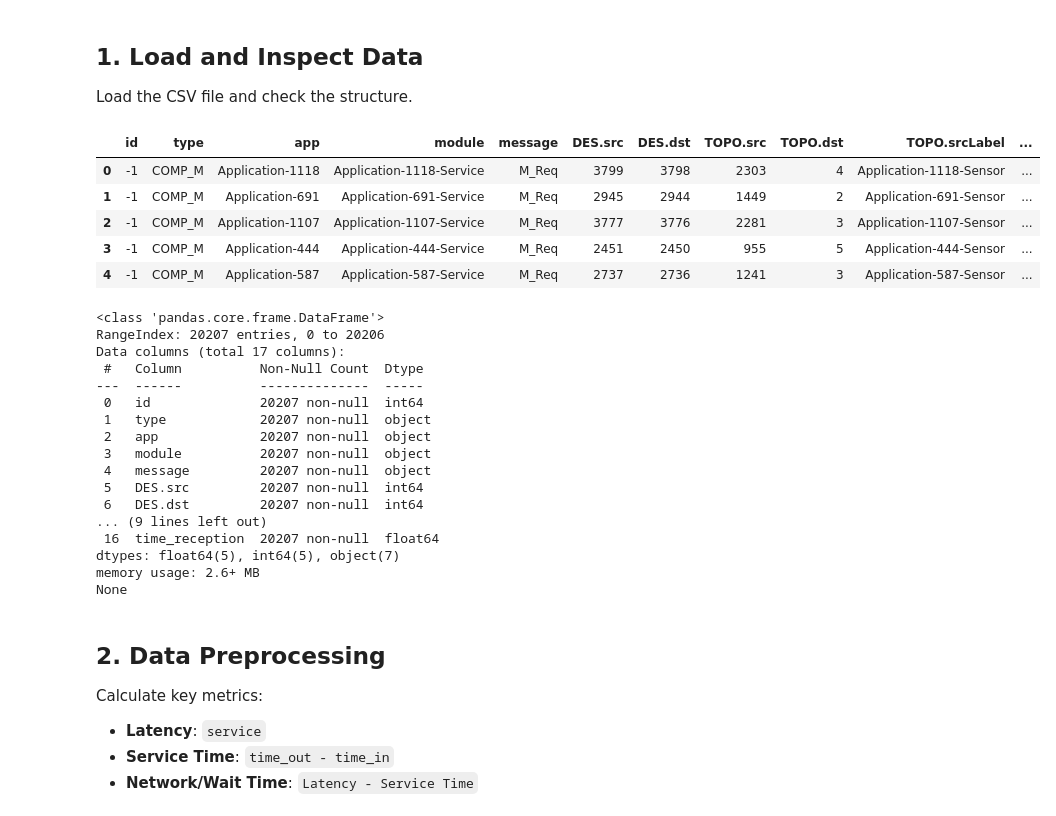
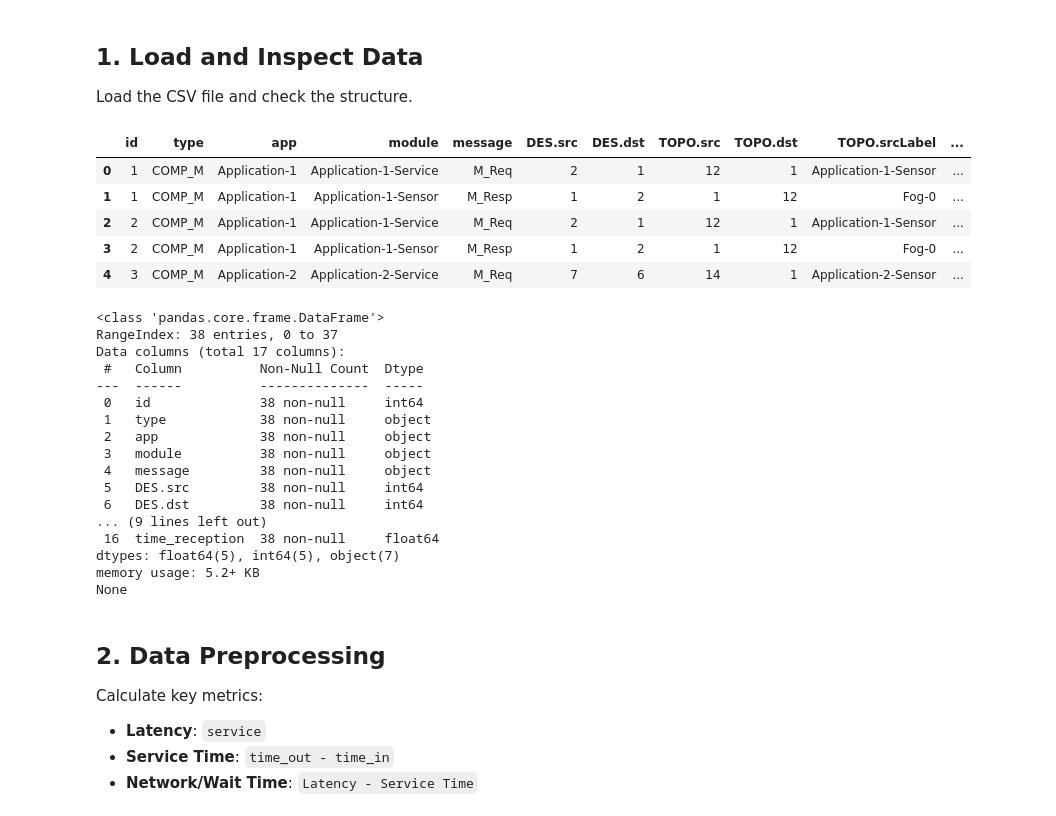
Before and after one commit to felipedumer/YAFS_custom, a Jupyter notebook: algoritmo_felipe/analysis_sim_trace.ipynb, the cells around one changed output. Cells and saved outputs as stored; diff of their text form; code cells hidden in the pictures.

```diff
--- a/algoritmo_felipe/analysis_sim_trace.ipynb
+++ b/algoritmo_felipe/analysis_sim_trace.ipynb
@@ -21,37 +21,37 @@ Load the CSV file and check the structure.
 # %%
 # Load the dataset
 # Update to the specific results file generated by the tutorial
-file_path = 'resultados/5-roundRobin-sim_trace.csv'
+file_path = 'resultados/fog2-middle8-end31-latency-sim_trace.csv'
 df = pd.read_csv(file_path)
 
 # Display first rows
 display(df.head())
 
 # Check info
 print(df.info())
 # %% [output]
 |  | id | type | app | module | message | DES.src | DES.dst | TOPO.src | TOPO.dst | TOPO.srcLabel | ... |
-| 0 | -1 | COMP_M | Application-1118 | Application-1118-Service | M_Req | 3799 | 3798 | 2303 | 4 | Application-1118-Sensor | ... |
-| 1 | -1 | COMP_M | Application-691 | Application-691-Service | M_Req | 2945 | 2944 | 1449 | 2 | Application-691-Sensor | ... |
-| 2 | -1 | COMP_M | Application-1107 | Application-1107-Service | M_Req | 3777 | 3776 | 2281 | 3 | Application-1107-Sensor | ... |
-| 3 | -1 | COMP_M | Application-444 | Application-444-Service | M_Req | 2451 | 2450 | 955 | 5 | Application-444-Sensor | ... |
-| 4 | -1 | COMP_M | Application-587 | Application-587-Service | M_Req | 2737 | 2736 | 1241 | 3 | Application-587-Sensor | ... |
+| 0 | 1 | COMP_M | Application-1 | Application-1-Service | M_Req | 2 | 1 | 12 | 1 | Application-1-Sensor | ... |
+| 1 | 1 | COMP_M | Application-1 | Application-1-Sensor | M_Resp | 1 | 2 | 1 | 12 | Fog-0 | ... |
+| 2 | 2 | COMP_M | Application-1 | Application-1-Service | M_Req | 2 | 1 | 12 | 1 | Application-1-Sensor | ... |
+| 3 | 2 | COMP_M | Application-1 | Application-1-Sensor | M_Resp | 1 | 2 | 1 | 12 | Fog-0 | ... |
+| 4 | 3 | COMP_M | Application-2 | Application-2-Service | M_Req | 7 | 6 | 14 | 1 | Application-2-Sensor | ... |
 <class 'pandas.core.frame.DataFrame'>
-RangeIndex: 20207 entries, 0 to 20206
+RangeIndex: 38 entries, 0 to 37
 Data columns (total 17 columns):
  #   Column          Non-Null Count  Dtype
 ---  ------          --------------  -----
- 0   id              20207 non-null  int64
- 1   type            20207 non-null  object
- 2   app             20207 non-null  object
- 3   module          20207 non-null  object
- 4   message         20207 non-null  object
- 5   DES.src         20207 non-null  int64
- 6   DES.dst         20207 non-null  int64
+ 0   id              38 non-null     int64
+ 1   type            38 non-null     object
+ 2   app             38 non-null     object
+ 3   module          38 non-null     object
+ 4   message         38 non-null     object
+ 5   DES.src         38 non-null     int64
+ 6   DES.dst         38 non-null     int64
 ... (9 lines left out)
- 16  time_reception  20207 non-null  float64
+ 16  time_reception  38 non-null     float64
 dtypes: float64(5), int64(5), object(7)
-memory usage: 2.6+ MB
+memory usage: 5.2+ KB
 None
 # %% [markdown]
 ## 2. Data Preprocessing
```
Also changed, not shown: parts of 7 cells of this notebook, 1 other file.
